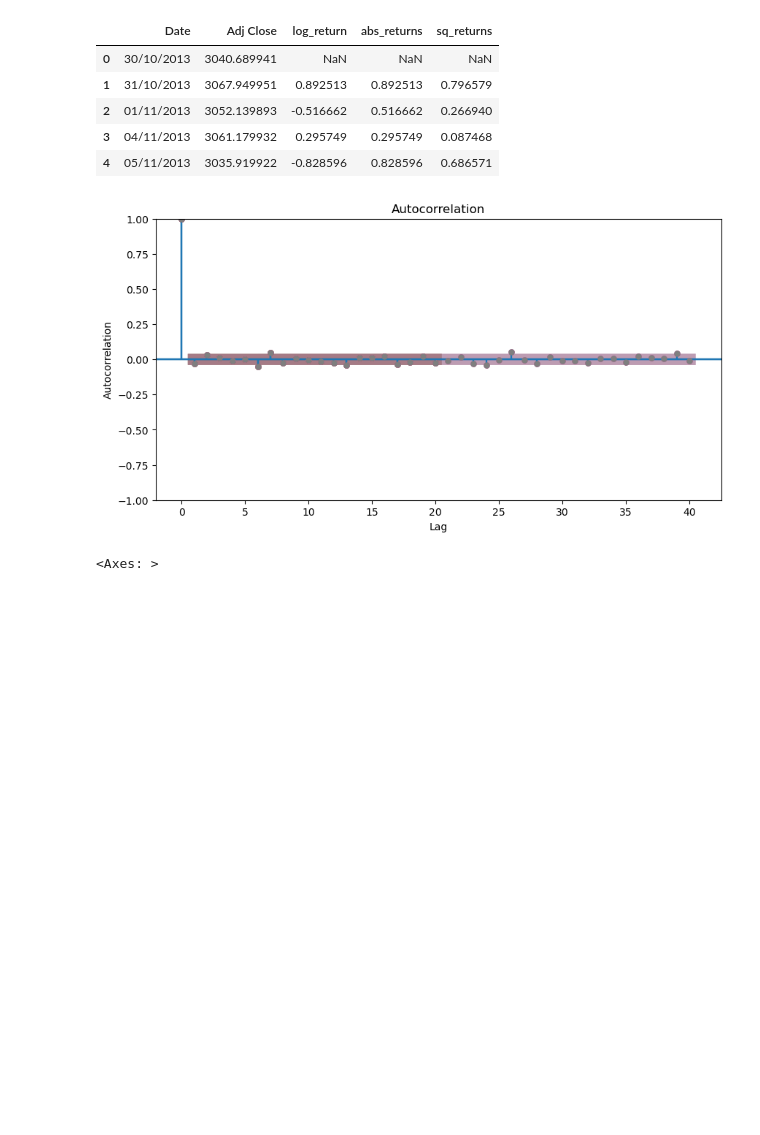
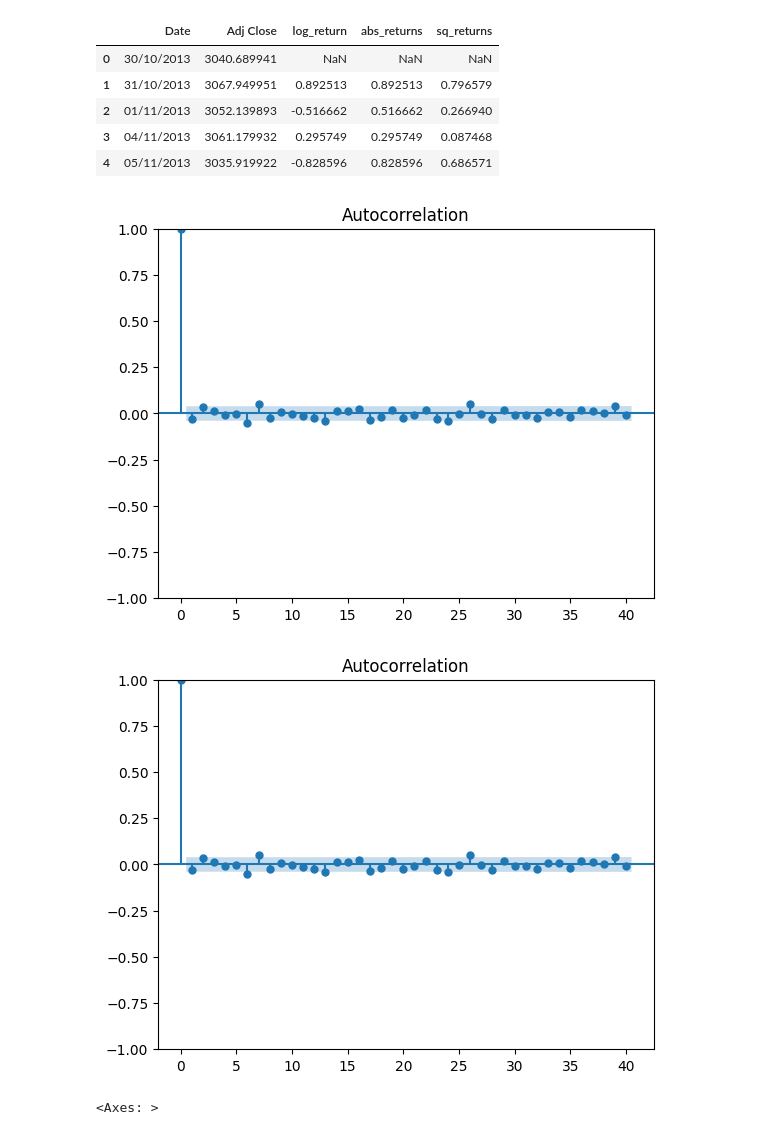
Before and after one commit to iliasra/QuantitativeRiskManagement, a Jupyter notebook: coursework1.ipynb, the cells around one changed output. Saved outputs shown, nothing was run; the diff lists cells and outputs as text; code cells hidden in the pictures; blank space fills up the shorter version.

```diff
--- a/coursework1.ipynb
+++ b/coursework1.ipynb
@@ -56,9 +57,10 @@ stoxx500.head()
 | 4 | 05/11/2013 | 3035.919922 | -0.828596 | 0.828596 | 0.686571 |
 # %%
 x = stoxx500['log_return'].dropna()
-plot_acf(x, lags=40, ax=ax)
+plot_acf(x, lags=40)
 # %% [output]
-[figure, old version]
+[figure, new version]
+[figure, added]
 # %%
 plt.subplot(2, 1, 1)
 stoxx500['abs_returns'].plot()
```
Also changed, not shown: parts of 3 cells of this notebook.
